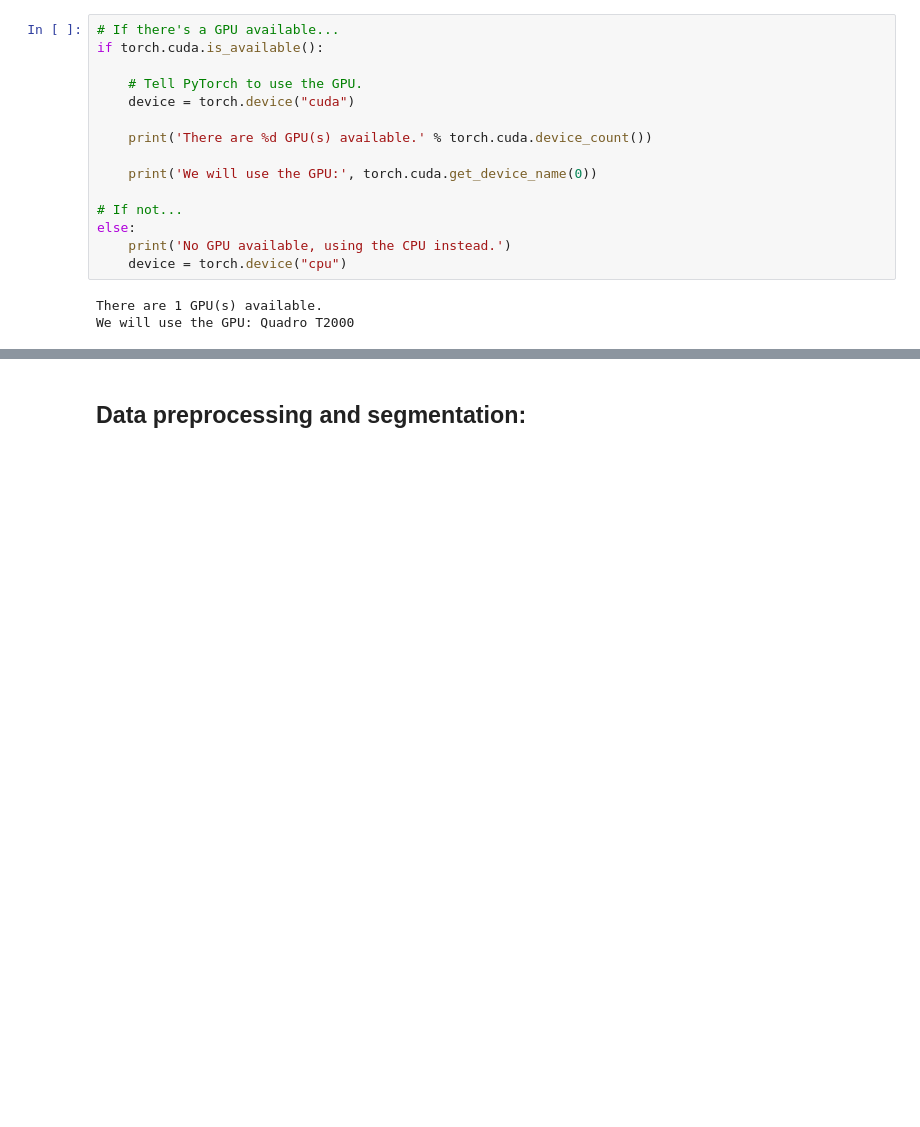
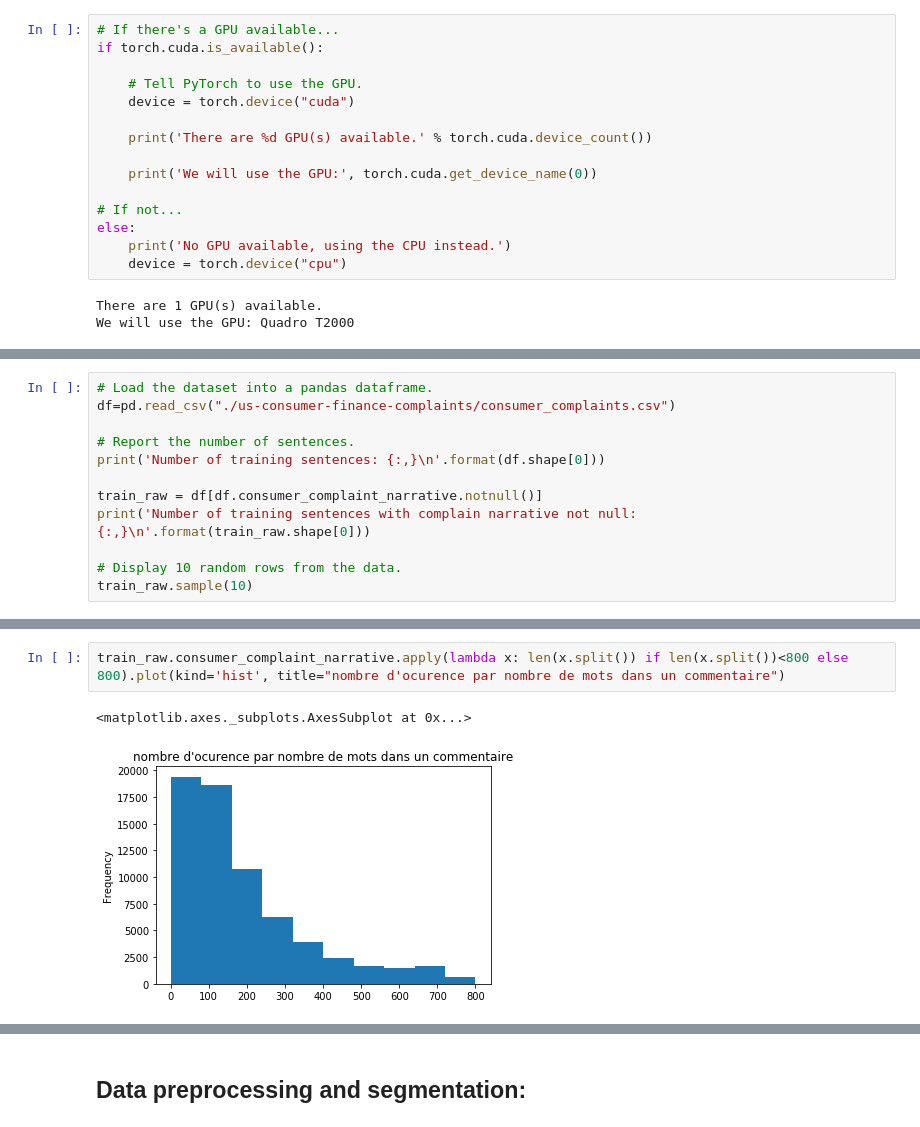
Before and after one commit to helmy-elrais/RoBERT_Recurrence_over_BERT, a Jupyter notebook: train.ipynb, the cells around one changed output, grey strips where cells are left out. Drawn from its saved outputs; the diff is of its cells as text; blank space fills up the shorter version.

Commit message:
add schema, comments and update code

```diff
--- a/train.ipynb
+++ b/train.ipynb
@@ -58,0 +110,12 @@ We will use the GPU: Quadro T2000
+# %%
+# Load the dataset into a pandas dataframe.
+df=pd.read_csv("./us-consumer-finance-complaints/consumer_complaints.csv")
+
+# Report the number of sentences.
+print('Number of training sentences: {:,}\n'.format(df.shape[0]))
+
+train_raw = df[df.consumer_complaint_narrative.notnull()]
+print('Number of training sentences with complain narrative not null: {:,}\n'.format(train_raw.shape[0]))
+
+# Display 10 random rows from the data.
+train_raw.sample(10)
@@ -58,0 +137,5 @@ We will use the GPU: Quadro T2000
+# %%
+train_raw.consumer_complaint_narrative.apply(lambda x: len(x.split()) if len(x.split())<800 else 800).plot(kind='hist', title="nombre d'ocurence par nombre de mots dans un commentaire")
+# %% [output]
+<matplotlib.axes._subplots.AxesSubplot at 0x...>
+[figure, added]
```
Also changed, not shown: parts of 39 cells of this notebook.
